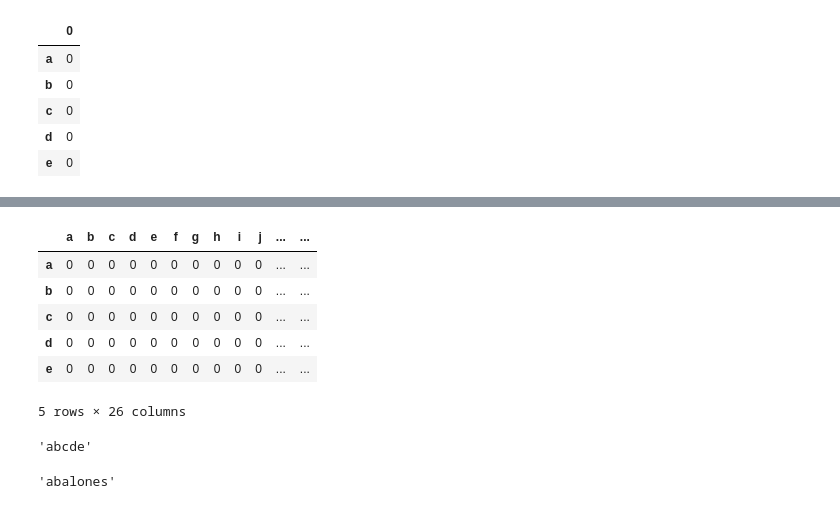
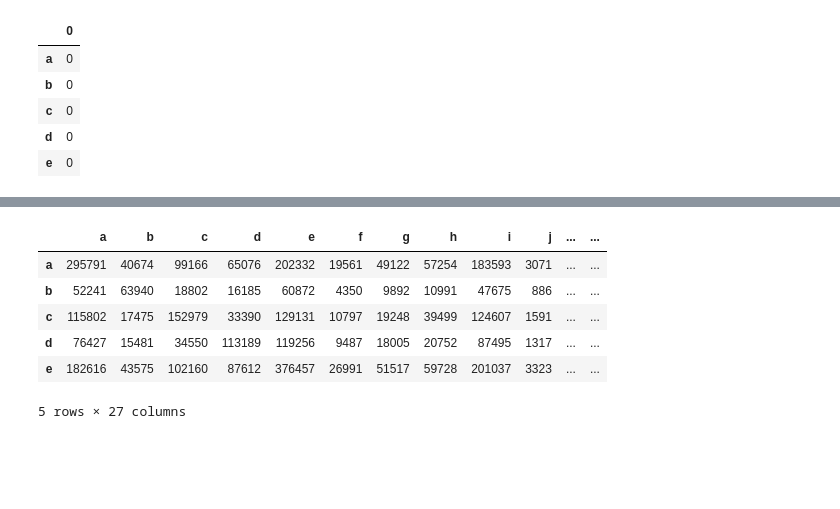
Before and after one commit to Jorge-Doncel/predict-letter, a Jupyter notebook: notebooks/Words Analize.ipynb, the cells around one changed output, grey strips where cells are left out. Drawn from its saved outputs; the diff is of its cells as text; code cells hidden in the pictures; blank space fills up the shorter version.

```diff
--- a/notebooks/Words Analize.ipynb
+++ b/notebooks/Words Analize.ipynb
@@ -62,20 +90,11 @@ df.head()
 # %%
-df.loc["b"]['b']=+0
+df=pd.read_csv("../Files/dataFrame_letters.csv", index_col=0)
 df.head()
 # %% [output]
 |  | a | b | c | d | e | f | g | h | i | j | ... | ... |
-| a | 0 | 0 | 0 | 0 | 0 | 0 | 0 | 0 | 0 | 0 | ... | ... |
-| b | 0 | 0 | 0 | 0 | 0 | 0 | 0 | 0 | 0 | 0 | ... | ... |
-| c | 0 | 0 | 0 | 0 | 0 | 0 | 0 | 0 | 0 | 0 | ... | ... |
-| d | 0 | 0 | 0 | 0 | 0 | 0 | 0 | 0 | 0 | 0 | ... | ... |
-| e | 0 | 0 | 0 | 0 | 0 | 0 | 0 | 0 | 0 | 0 | ... | ... |
+| a | 295791 | 40674 | 99166 | 65076 | 202332 | 19561 | 49122 | 57254 | 183593 | 3071 | ... | ... |
+| b | 52241 | 63940 | 18802 | 16185 | 60872 | 4350 | 9892 | 10991 | 47675 | 886 | ... | ... |
+| c | 115802 | 17475 | 152979 | 33390 | 129131 | 10797 | 19248 | 39499 | 124607 | 1591 | ... | ... |
+| d | 76427 | 15481 | 34550 | 113189 | 119256 | 9487 | 18005 | 20752 | 87495 | 1317 | ... | ... |
+| e | 182616 | 43575 | 102160 | 87612 | 376457 | 26991 | 51517 | 59728 | 201037 | 3323 | ... | ... |
-5 rows × 26 columns
+5 rows × 27 columns
-# %%
-ej="abcde"
-ej
-# %% [output]
-'abcde'
-# %%
-dic[80]
-# %% [output]
-'abalones'
```
Also changed, not shown: parts of 19 cells of this notebook, 1 other file.
